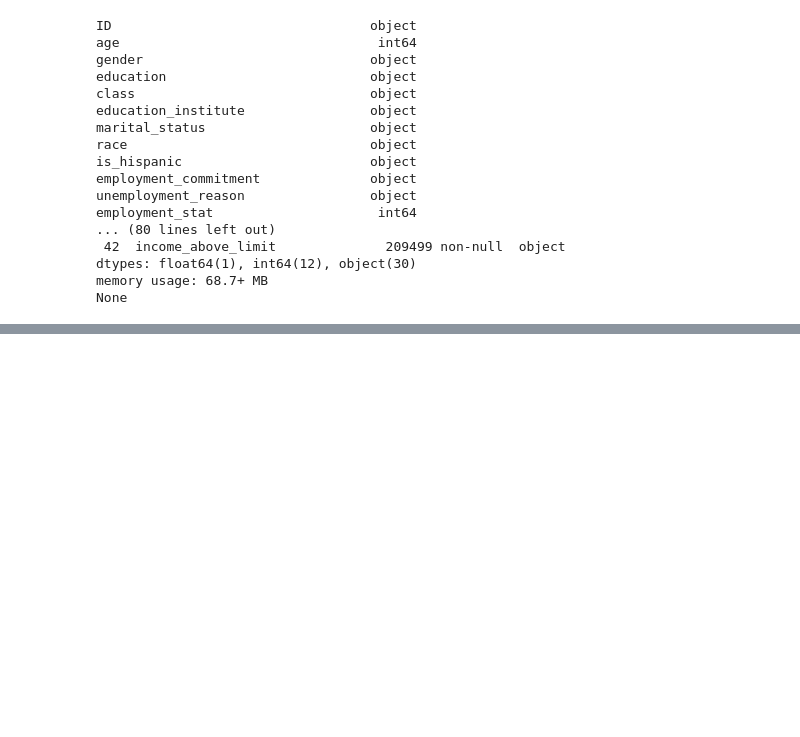
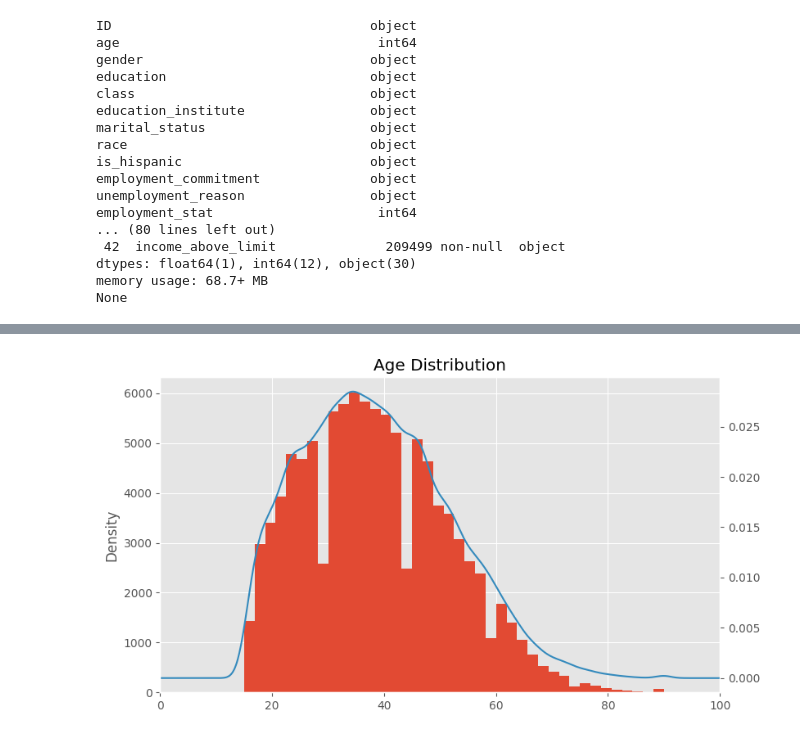
Before and after one commit to Jadonsw123/Jupyter, a Jupyter notebook: MLProject1.ipynb, the cells around one changed output, grey strips where cells are left out. Cells and saved outputs as stored; diff of their text form; code cells hidden in the pictures; blank space fills up the shorter version.

```diff
--- a/MLProject1.ipynb
+++ b/MLProject1.ipynb
@@ -150,0 +186,16 @@ memory usage: 16.0+ MB
+# %%
+plt.style.use('ggplot')
+
+fig = plt.figure(figsize=(30,5))
+
+plt.subplot(1,3,3)
+
+
+df['age'].plot.hist(bins=40)
+df['age'].plot.kde(bw_method=0.1, secondary_y=True)
+plt.xlim(0, 100)
+plt.title('Age Distribution')
+
+plt.show()
+# %% [output]
+[figure, added]
```
Also changed, not shown: parts of 9 cells of this notebook, 2 other files.
